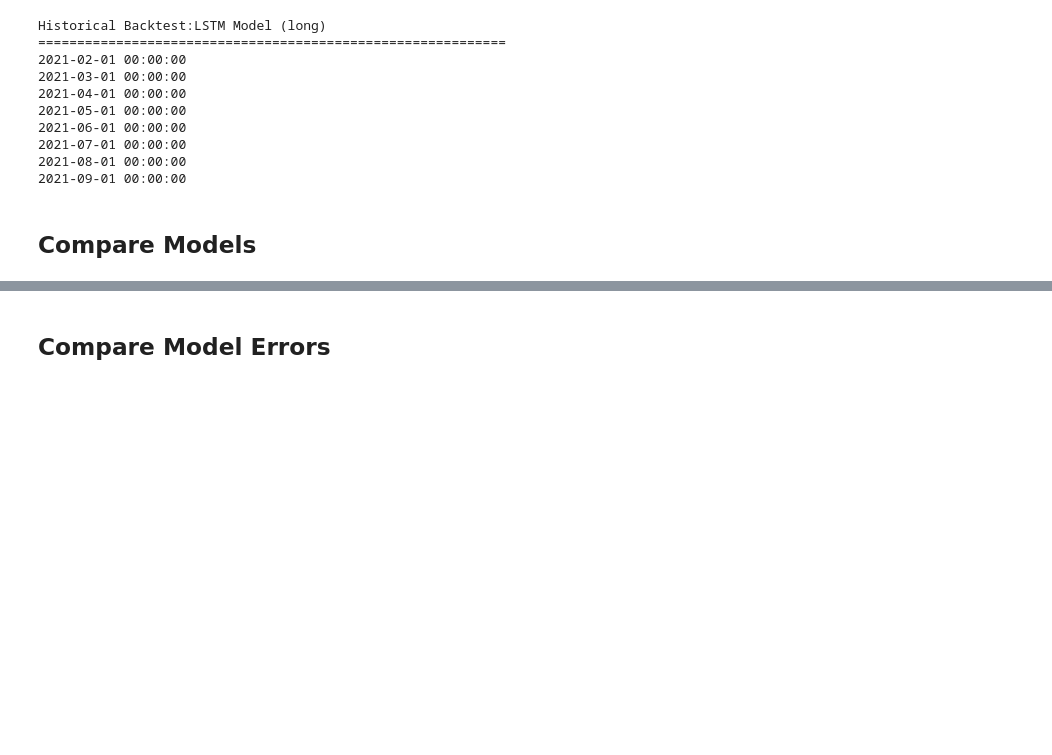
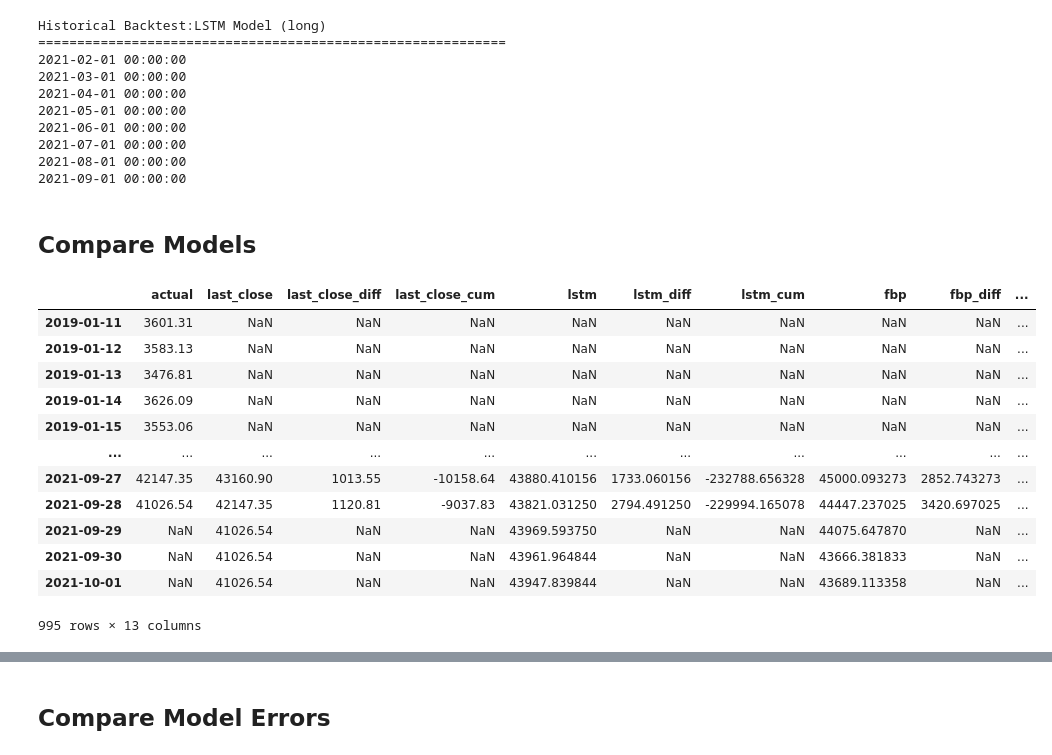
Before and after one commit to kconstable/crypto-ensemble-model-predictions, a Jupyter notebook: models.ipynb, the cells around one changed output, grey strips where cells are left out. Saved outputs shown, nothing was run; the diff lists cells and outputs as text; code cells hidden in the pictures; blank space fills up the shorter version.

```diff
--- a/models.ipynb
+++ b/models.ipynb
@@ -1516,4 +1537,20 @@ ensemble_dict={
     'short':{'models':['lstm_short_1day','naive'],'weights':[0.80,0.20]},
     'long':{'models':['lstm_long_3day','prophet_3day'],'weights':[0.80,0.20]}
 }
+# %%
+pd.read_pickle(f'{path}{ticker}_capstone1_hist.pickle')
+# %% [output]
+|  | actual | last_close | last_close_diff | last_close_cum | lstm | lstm_diff | lstm_cum | fbp | fbp_diff | ... |
+| 2019-01-11 | 3601.31 | NaN | NaN | NaN | NaN | NaN | NaN | NaN | NaN | ... |
+| 2019-01-12 | 3583.13 | NaN | NaN | NaN | NaN | NaN | NaN | NaN | NaN | ... |
+| 2019-01-13 | 3476.81 | NaN | NaN | NaN | NaN | NaN | NaN | NaN | NaN | ... |
+| 2019-01-14 | 3626.09 | NaN | NaN | NaN | NaN | NaN | NaN | NaN | NaN | ... |
+| 2019-01-15 | 3553.06 | NaN | NaN | NaN | NaN | NaN | NaN | NaN | NaN | ... |
+| ... | ... | ... | ... | ... | ... | ... | ... | ... | ... | ... |
+| 2021-09-27 | 42147.35 | 43160.90 | 1013.55 | -10158.64 | 43880.410156 | 1733.060156 | -232788.656328 | 45000.093273 | 2852.743273 | ... |
+| 2021-09-28 | 41026.54 | 42147.35 | 1120.81 | -9037.83 | 43821.031250 | 2794.491250 | -229994.165078 | 44447.237025 | 3420.697025 | ... |
+| 2021-09-29 | NaN | 41026.54 | NaN | NaN | 43969.593750 | NaN | NaN | 44075.647870 | NaN | ... |
+| 2021-09-30 | NaN | 41026.54 | NaN | NaN | 43961.964844 | NaN | NaN | 43666.381833 | NaN | ... |
+| 2021-10-01 | NaN | 41026.54 | NaN | NaN | 43947.839844 | NaN | NaN | 43689.113358 | NaN | ... |
+995 rows × 13 columns
 # %%
```
Also changed, not shown: parts of 10 cells of this notebook.
